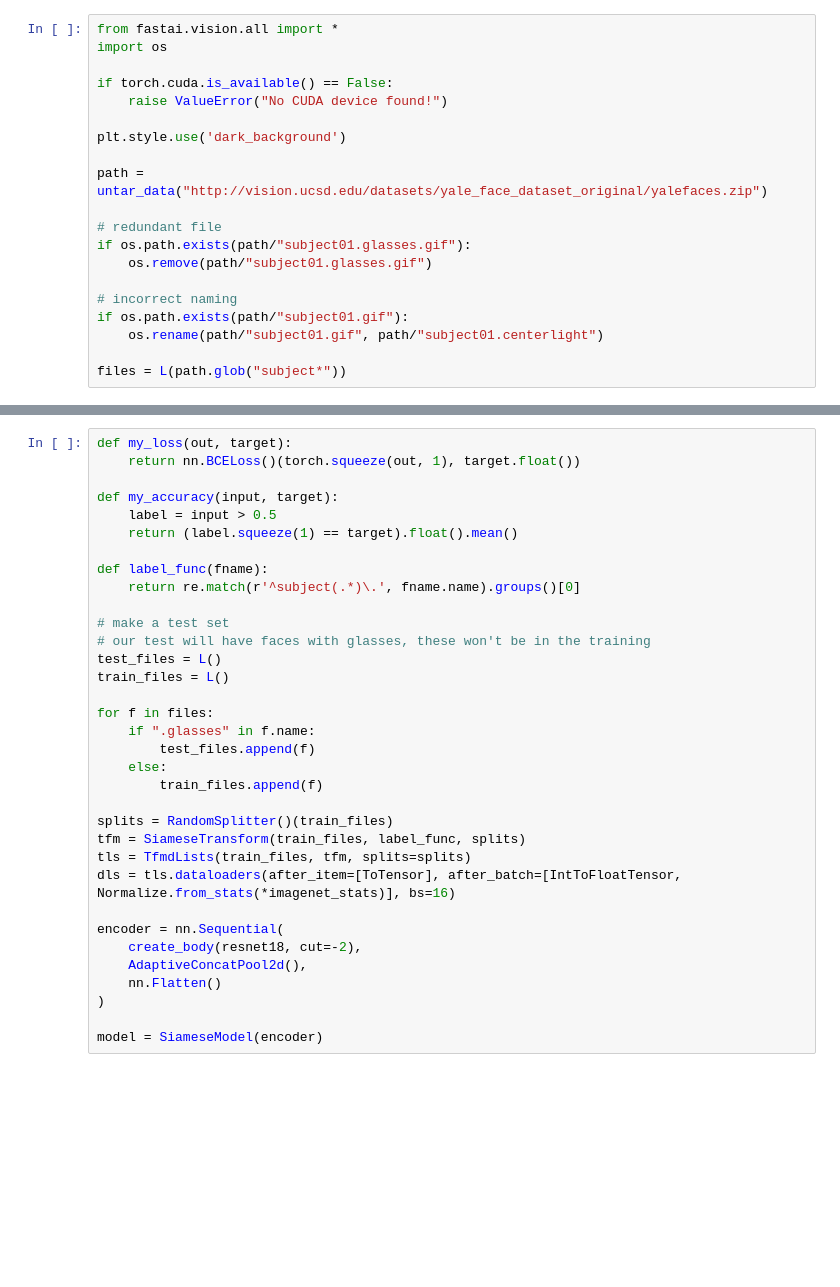
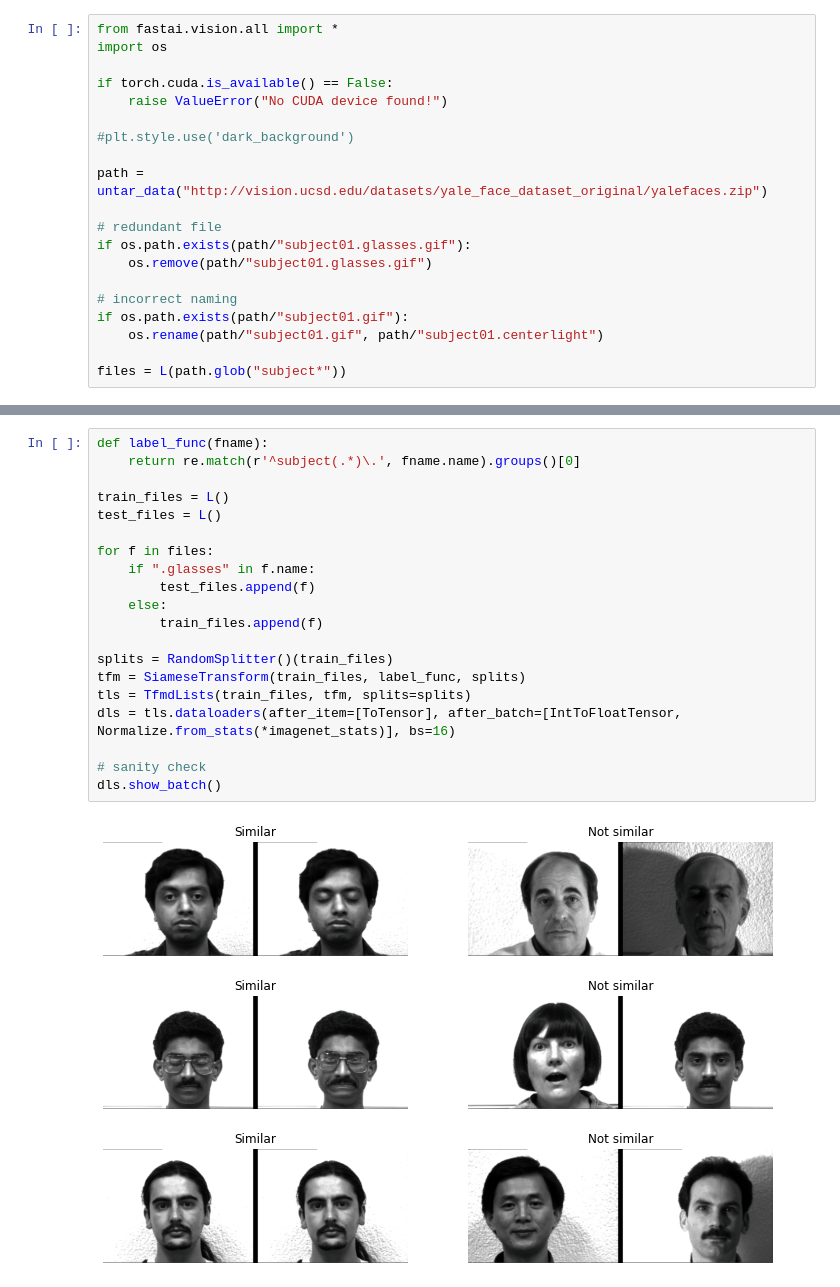
Before and after one commit to nghiaho12/fastai_projects, a Jupyter notebook: yale_face_siamese.ipynb, the cells around one changed output, grey strips where cells are left out. Cells and saved outputs as stored; diff of their text form; blank space fills up the shorter version.

Commit message:
finish run with yale face

```diff
--- a/yale_face_siamese.ipynb
+++ b/yale_face_siamese.ipynb
@@ -5,7 +28,7 @@ import os
 if torch.cuda.is_available() == False:
     raise ValueError("No CUDA device found!")
 
-plt.style.use('dark_background')
+#plt.style.use('dark_background')
 
 path = untar_data("http://vision.ucsd.edu/datasets/yale_face_dataset_original/yalefaces.zip")
 
@@ -66,34 +101,22 @@ class SiameseModel(Module):
 # %%
-def my_loss(out, target):
-    return nn.BCELoss()(torch.squeeze(out, 1), target.float())
-
-def my_accuracy(input, target):
-    label = input > 0.5
-    return (label.squeeze(1) == target).float().mean()
-
 def label_func(fname):
     return re.match(r'^subject(.*)\.', fname.name).groups()[0]
 
-# make a test set
-# our test will have faces with glasses, these won't be in the training
+train_files = L()
 test_files = L()
-train_files = L()
 
 for f in files:
     if ".glasses" in f.name:
         test_files.append(f)
     else:
         train_files.append(f)
 
 splits = RandomSplitter()(train_files)
 tfm = SiameseTransform(train_files, label_func, splits)
 tls = TfmdLists(train_files, tfm, splits=splits)
 dls = tls.dataloaders(after_item=[ToTensor], after_batch=[IntToFloatTensor, Normalize.from_stats(*imagenet_stats)], bs=16)
 
-encoder = nn.Sequential(
-    create_body(resnet18, cut=-2),
-    AdaptiveConcatPool2d(),
-    nn.Flatten()
-)
-
-model = SiameseModel(encoder)
+# sanity check
+dls.show_batch()
+# %% [output]
+[figure, added]
```
Also changed, not shown: parts of 13 cells of this notebook.
